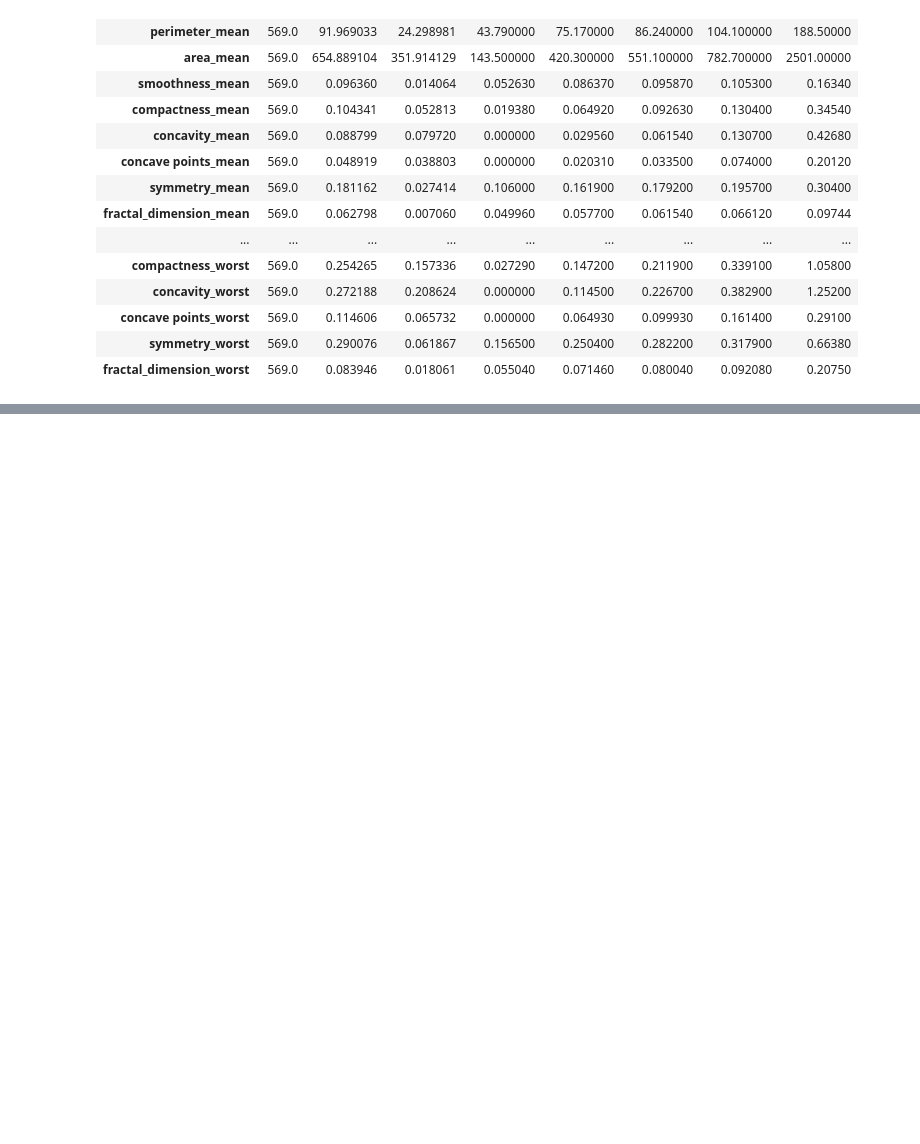
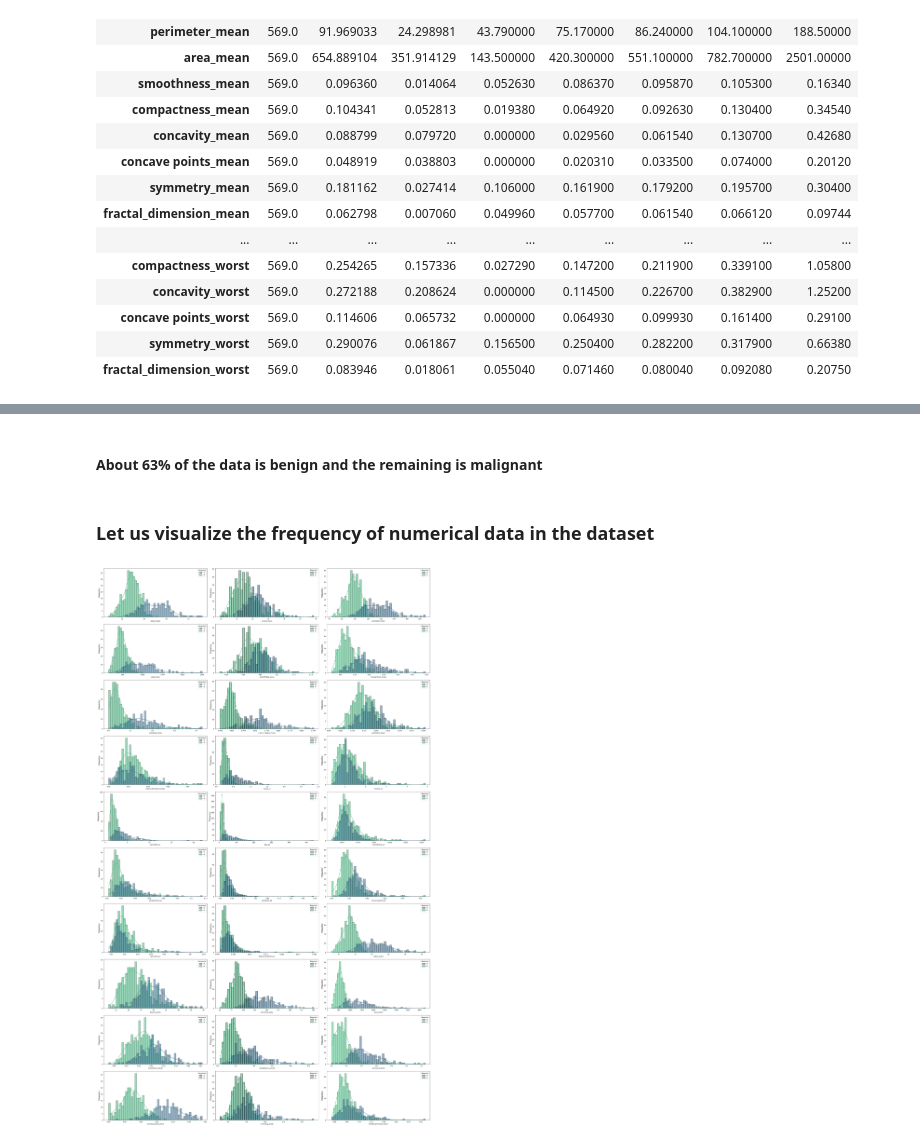
Before and after one commit to abjodas/Breast-Cancer-Prediction-Model, a Jupyter notebook: BreastCancerPrediction.ipynb, the cells around one changed output, grey strips where cells are left out. Cells and saved outputs as stored; diff of their text form; code cells hidden in the pictures; blank space fills up the shorter version.

```diff
--- a/BreastCancerPrediction.ipynb
+++ b/BreastCancerPrediction.ipynb
@@ -80,0 +111,16 @@ df.describe().T
+# %% [markdown]
+#### About 63% of the data is benign and the remaining is malignant
+# %% [markdown]
+### Let us visualize the frequency of numerical data in the dataset
+# %%
+fig, axis = plt.subplots(10, 3, figsize=(30, 50))
+plt.subplots_adjust(hspace = 0.5)
+
+for col, ax in zip(df.select_dtypes(np.number).columns, axis.ravel()):
+    sns.histplot(data = df, x = df[col], ax = ax, bins = 50, palette = 'viridis', kde = True, hue = 'diagnosis')
+    ax.set_ylabel('Frequency', fontsize = 12)
+    ax.set_xlabel(col, fontsize = 10)
+plt.tight_layout()
+plt.show()
+# %% [output]
+[figure, added]
```
Also changed, not shown: parts of 9 cells of this notebook.
